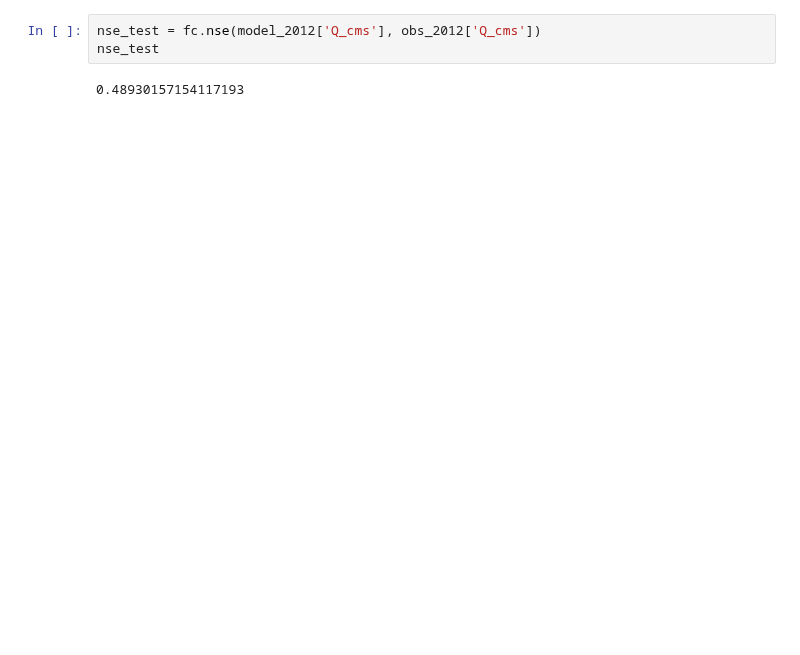
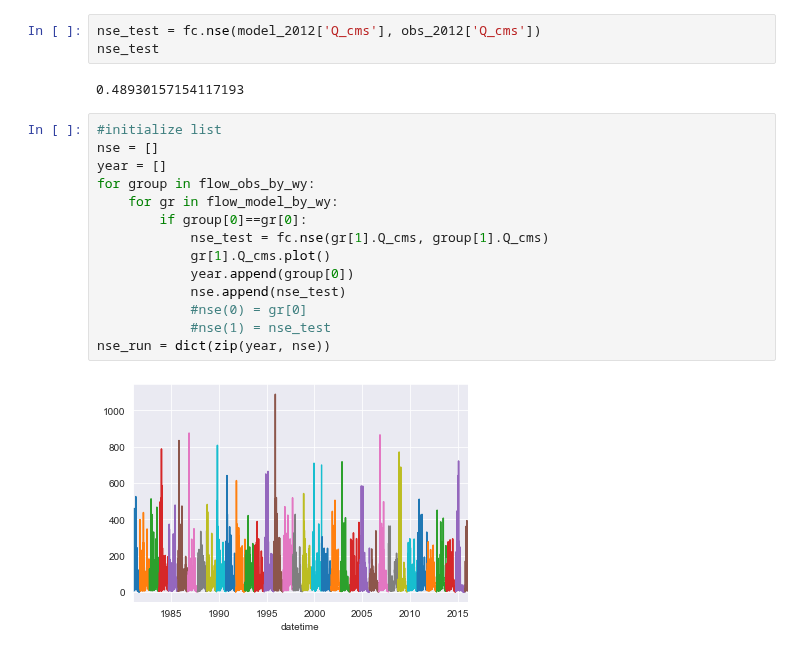
Before and after one commit to NCristea/Snow_SCL, a Jupyter notebook: streamflow_analysis.ipynb, the cells around one changed output. Saved outputs shown, nothing was run; the diff lists cells and outputs as text; blank space fills up the shorter version.

```diff
--- a/streamflow_analysis.ipynb
+++ b/streamflow_analysis.ipynb
@@ -106,3 +163,19 @@ nse_test = fc.nse(model_2012['Q_cms'], obs_2012['Q_cms'])
 nse_test
 # %% [output]
 0.48930157154117193
+# %%
+#initialize list
+nse = []
+year = []
+for group in flow_obs_by_wy:
+    for gr in flow_model_by_wy:
+        if group[0]==gr[0]:
+            nse_test = fc.nse(gr[1].Q_cms, group[1].Q_cms)
+            gr[1].Q_cms.plot()
+            year.append(group[0])
+            nse.append(nse_test)
+            #nse(0) = gr[0]
+            #nse(1) = nse_test
+nse_run = dict(zip(year, nse))
+# %% [output]
+[figure, added]
```
Also changed, not shown: parts of 15 cells of this notebook, 10 other files.
